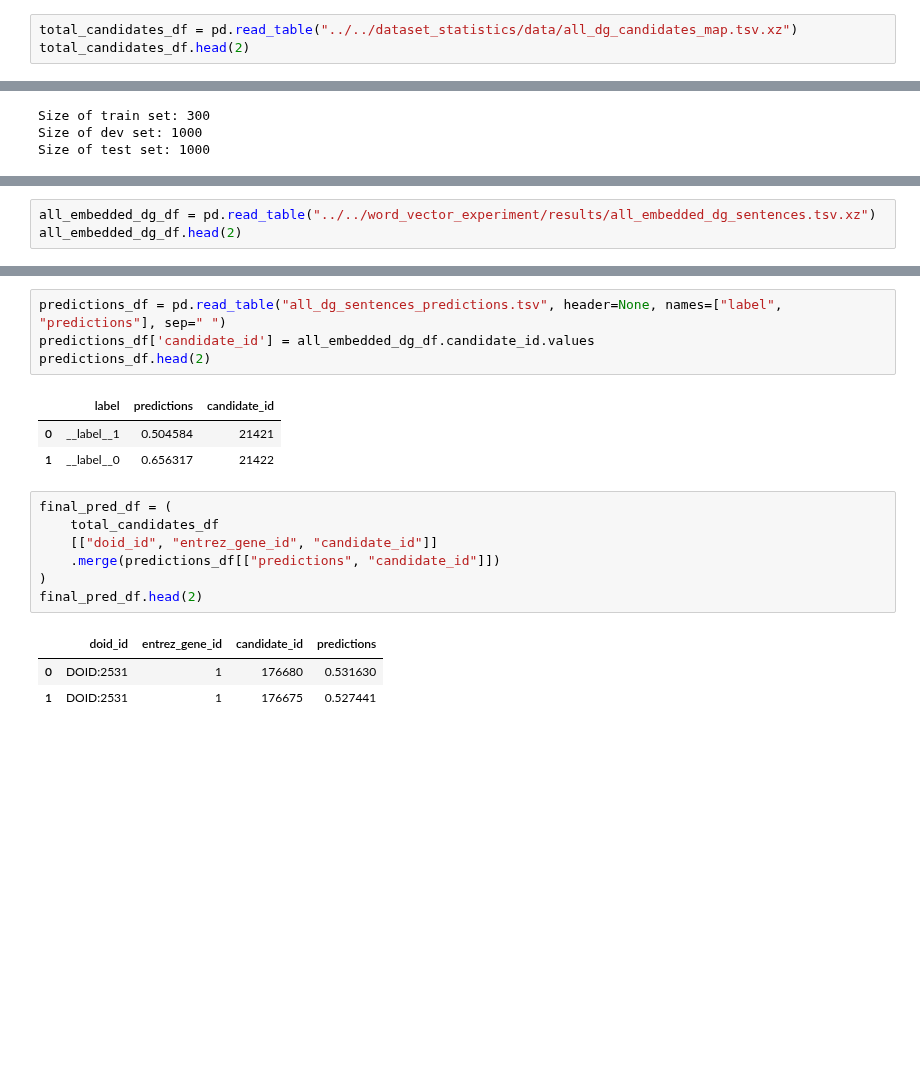
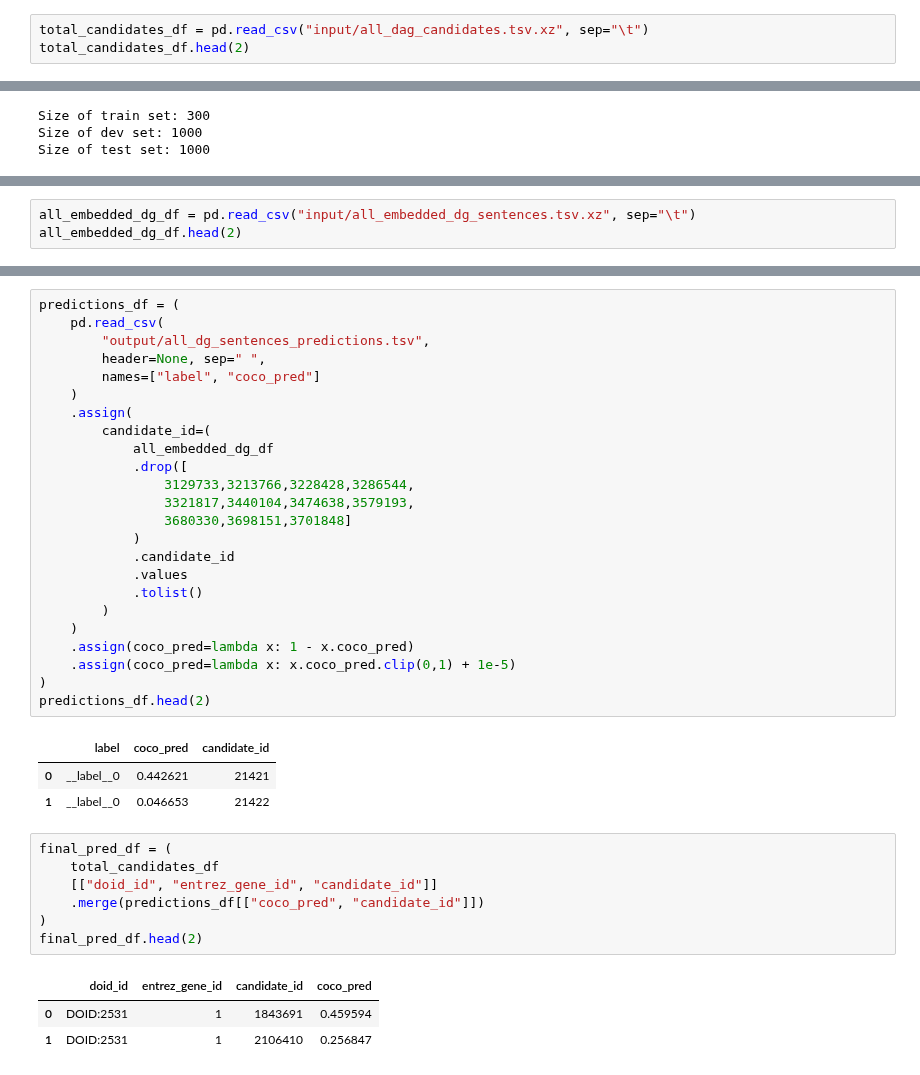
Before and after one commit to greenelab/snorkeling, a Jupyter notebook: disease_gene/disease_associates_gene/literature_models/coco_score/coco_score.ipynb, the cells around one changed output, grey strips where cells are left out. Drawn from its saved outputs; the diff is of its cells as text; blank space fills up the shorter version.

```diff
--- a/disease_gene/disease_associates_gene/literature_models/coco_score/coco_score.ipynb
+++ b/disease_gene/disease_associates_gene/literature_models/coco_score/coco_score.ipynb
@@ -58,5 +22,5 @@ quick_load = True
 # %%
-total_candidates_df = pd.read_table("../../dataset_statistics/data/all_dg_candidates_map.tsv.xz")
+total_candidates_df = pd.read_csv("input/all_dag_candidates.tsv.xz", sep="\t")
 total_candidates_df.head(2)
 # %% [output]
 |  | entrez_gene_id | gene_symbol | doid_id | doid_name | sources | hetionet | n_sentences | has_sentence | ... |
@@ -90,5 +54,5 @@ distant_supervision_marginals.head(2)
 # %%
-all_embedded_dg_df = pd.read_table("../../word_vector_experiment/results/all_embedded_dg_sentences.tsv.xz")
+all_embedded_dg_df = pd.read_csv("input/all_embedded_dg_sentences.tsv.xz", sep="\t")
 all_embedded_dg_df.head(2)
 # %% [output]
 |  | 0 | 1 | 2 | 3 | 4 | 5 | 6 | 7 | 8 | 9 | ... | ... |
@@ -257,24 +218,44 @@ os.system("../../../../../fastText/fasttext predict-prob dag_model.bin all_dg_se
 # %% [output]
 0
-# %%
-predictions_df = pd.read_table("all_dg_sentences_predictions.tsv", header=None, names=["label", "predictions"], sep=" ")
-predictions_df['candidate_id'] = all_embedded_dg_df.candidate_id.values
-predictions_df.head(2)
-# %% [output]
-|  | label | predictions | candidate_id |
-| 0 | __label__1 | 0.504584 | 21421 |
-| 1 | __label__0 | 0.656317 | 21422 |
+# %%
+predictions_df = (
+    pd.read_csv(
+        "output/all_dg_sentences_predictions.tsv",
+        header=None, sep=" ",
+        names=["label", "coco_pred"]
+    )
+    .assign(
+        candidate_id=(
+            all_embedded_dg_df
+            .drop([
+                3129733,3213766,3228428,3286544,
+                3321817,3440104,3474638,3579193,
+                3680330,3698151,3701848]
+            )
+            .candidate_id
+            .values
+            .tolist()
+        )
+    )
+    .assign(coco_pred=lambda x: 1 - x.coco_pred)
+    .assign(coco_pred=lambda x: x.coco_pred.clip(0,1) + 1e-5)
+)
+predictions_df.head(2)
+# %% [output]
+|  | label | coco_pred | candidate_id |
+| 0 | __label__0 | 0.442621 | 21421 |
+| 1 | __label__0 | 0.046653 | 21422 |
 # %%
 final_pred_df = (
     total_candidates_df
     [["doid_id", "entrez_gene_id", "candidate_id"]]
-    .merge(predictions_df[["predictions", "candidate_id"]])
+    .merge(predictions_df[["coco_pred", "candidate_id"]])
 )
 final_pred_df.head(2)
 # %% [output]
-|  | doid_id | entrez_gene_id | candidate_id | predictions |
-| 0 | DOID:2531 | 1 | 176680 | 0.531630 |
-| 1 | DOID:2531 | 1 | 176675 | 0.527441 |
+|  | doid_id | entrez_gene_id | candidate_id | coco_pred |
+| 0 | DOID:2531 | 1 | 1843691 | 0.459594 |
+| 1 | DOID:2531 | 1 | 2106410 | 0.256847 |
 # %%
 added_scores_df = (
     final_pred_df
```
Also changed, not shown: parts of 34 cells of this notebook, 12 other files.
